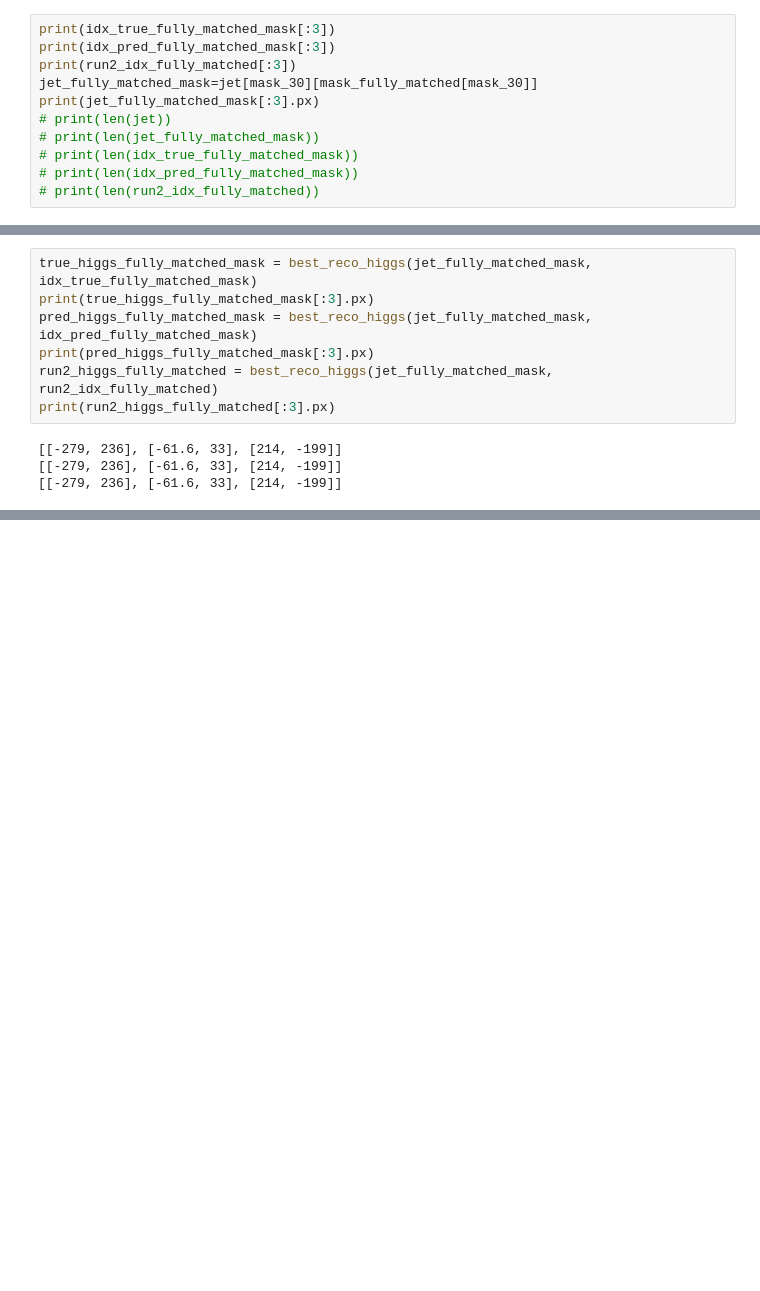
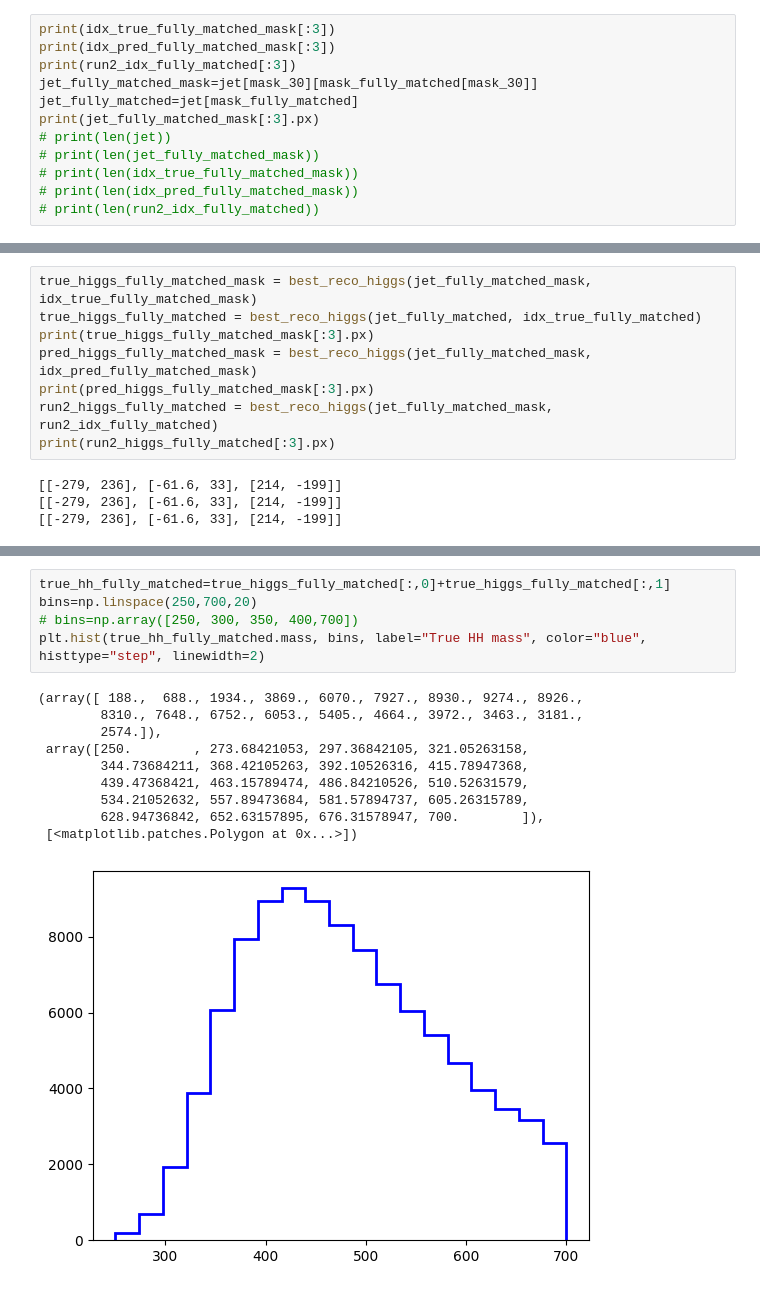
Before and after one commit to thierryharte/HH4b_SPANet, a Jupyter notebook: notebooks/differential_efficiency.ipynb, the cells around one changed output, grey strips where cells are left out. Drawn from its saved outputs; the diff is of its cells as text; blank space fills up the shorter version.

```diff
--- a/notebooks/differential_efficiency.ipynb
+++ b/notebooks/differential_efficiency.ipynb
@@ -422,6 +422,7 @@ print(idx_true_fully_matched_mask[:3])
 print(idx_pred_fully_matched_mask[:3])
 print(run2_idx_fully_matched[:3])
 jet_fully_matched_mask=jet[mask_30][mask_fully_matched[mask_30]]
+jet_fully_matched=jet[mask_fully_matched]
 print(jet_fully_matched_mask[:3].px)
 # print(len(jet))
 # print(len(jet_fully_matched_mask))
@@ -449,6 +450,7 @@ def best_reco_higgs(jet_collection, idx_collection):
     return higgs_candidates_unflatten_order
 # %%
 true_higgs_fully_matched_mask = best_reco_higgs(jet_fully_matched_mask, idx_true_fully_matched_mask)
+true_higgs_fully_matched = best_reco_higgs(jet_fully_matched, idx_true_fully_matched)
 print(true_higgs_fully_matched_mask[:3].px)
 pred_higgs_fully_matched_mask = best_reco_higgs(jet_fully_matched_mask, idx_pred_fully_matched_mask)
 print(pred_higgs_fully_matched_mask[:3].px)
@@ -602,0 +649,16 @@ plot_histos(bins, true_higgs_fully_matched_mask[:,1].mass, run2_higgs_fully_matc
+# %%
+true_hh_fully_matched=true_higgs_fully_matched[:,0]+true_higgs_fully_matched[:,1]
+bins=np.linspace(250,700,20)
+# bins=np.array([250, 300, 350, 400,700])
+plt.hist(true_hh_fully_matched.mass, bins, label="True HH mass", color="blue", histtype="step", linewidth=2)
+# %% [output]
+(array([ 188.,  688., 1934., 3869., 6070., 7927., 8930., 9274., 8926.,
+        8310., 7648., 6752., 6053., 5405., 4664., 3972., 3463., 3181.,
+        2574.]),
+ array([250.        , 273.68421053, 297.36842105, 321.05263158,
+        344.73684211, 368.42105263, 392.10526316, 415.78947368,
+        439.47368421, 463.15789474, 486.84210526, 510.52631579,
+        534.21052632, 557.89473684, 581.57894737, 605.26315789,
+        628.94736842, 652.63157895, 676.31578947, 700.        ]),
+ [<matplotlib.patches.Polygon at 0x...>])
+[figure, added]
```
Also changed, not shown: parts of 9 cells of this notebook, 2 other files.
